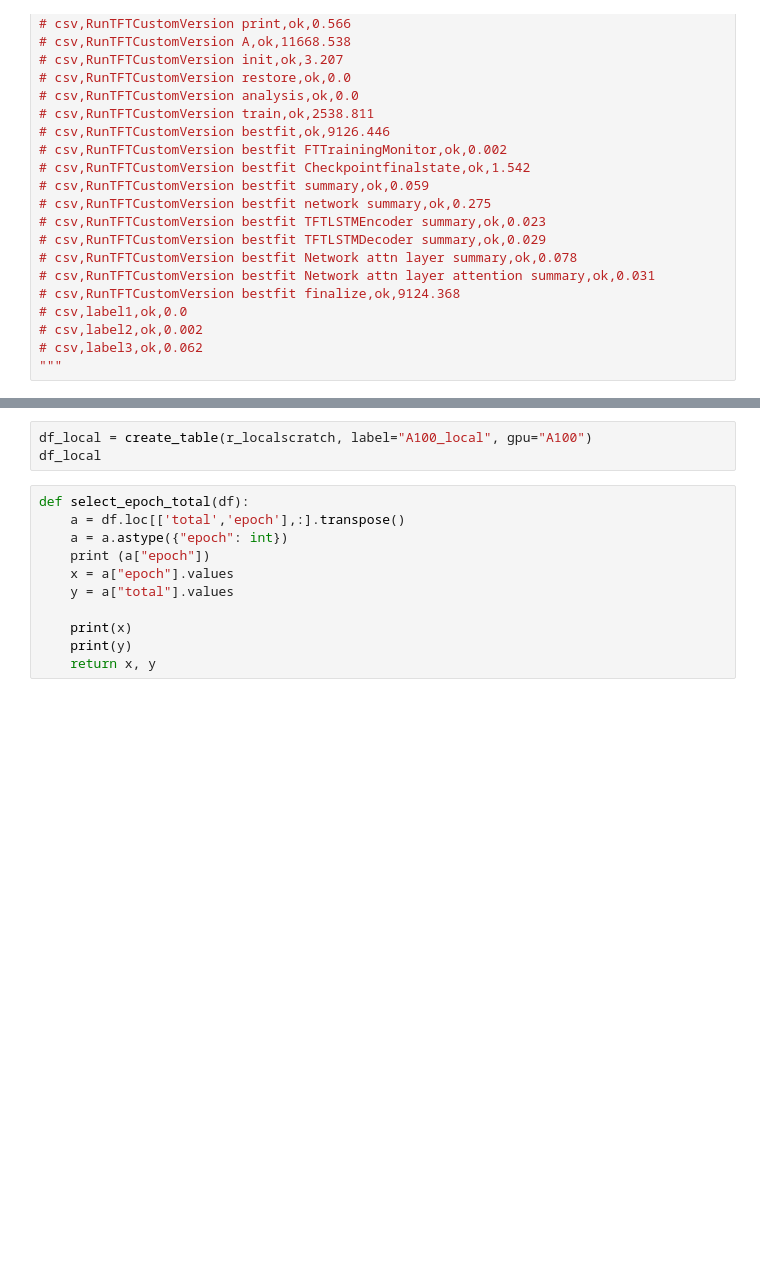
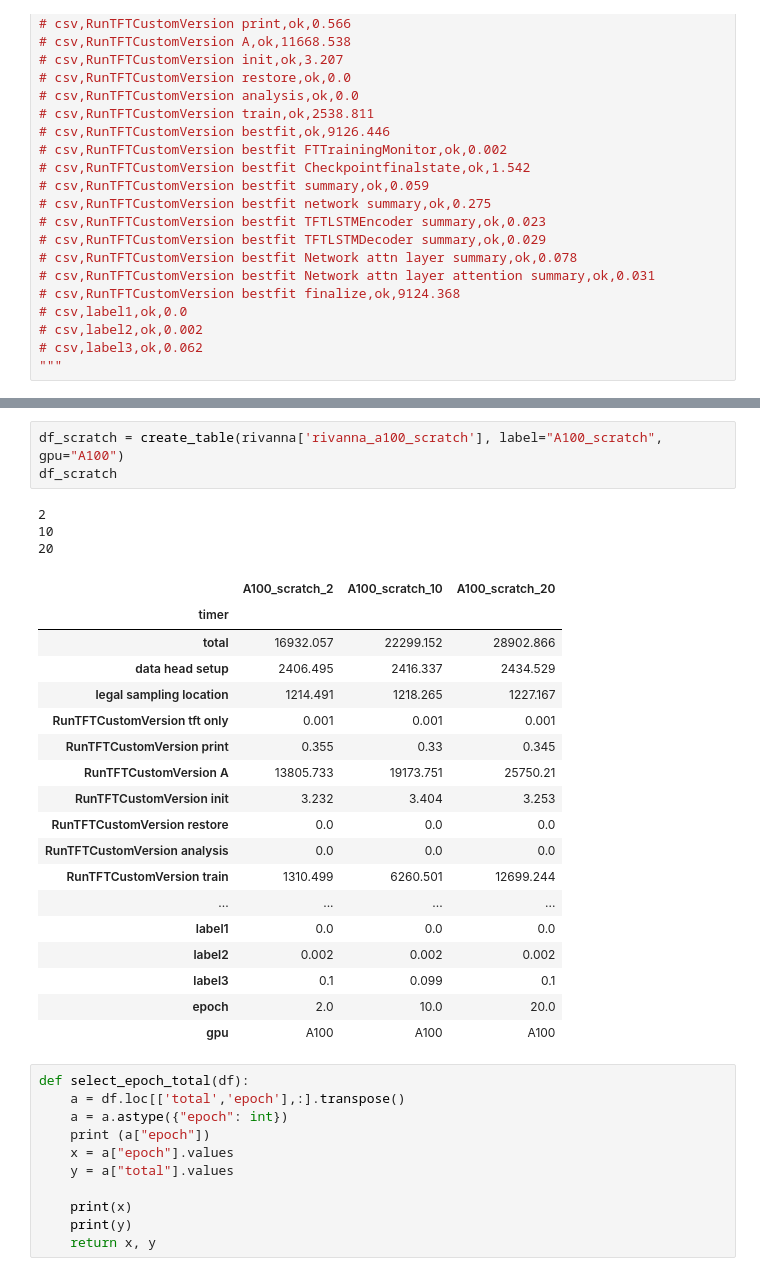
Before and after one commit to laszewsk/mlcommons, a Jupyter notebook: benchmarks/earthquake/mar2022/rtx3090.ipynb, the cells around one changed output, grey strips where cells are left out. Drawn from its saved outputs; the diff is of its cells as text; blank space fills up the shorter version.

```diff
--- a/benchmarks/earthquake/mar2022/rtx3090.ipynb
+++ b/benchmarks/earthquake/mar2022/rtx3090.ipynb
@@ -509,6 +1602,28 @@ df_project
 # %%
-df_local = create_table(r_localscratch, label="A100_local", gpu="A100")
-df_local
+df_scratch = create_table(rivanna['rivanna_a100_scratch'], label="A100_scratch", gpu="A100")
+df_scratch
+# %% [output]
+2
+10
+20
+|  | A100_scratch_2 | A100_scratch_10 | A100_scratch_20 |
+| timer |  |  |  |
+| total | 16932.057 | 22299.152 | 28902.866 |
+| data head setup | 2406.495 | 2416.337 | 2434.529 |
+| legal sampling location | 1214.491 | 1218.265 | 1227.167 |
+| RunTFTCustomVersion tft only | 0.001 | 0.001 | 0.001 |
+| RunTFTCustomVersion print | 0.355 | 0.33 | 0.345 |
+| RunTFTCustomVersion A | 13805.733 | 19173.751 | 25750.21 |
+| RunTFTCustomVersion init | 3.232 | 3.404 | 3.253 |
+| RunTFTCustomVersion restore | 0.0 | 0.0 | 0.0 |
+| RunTFTCustomVersion analysis | 0.0 | 0.0 | 0.0 |
+| RunTFTCustomVersion train | 1310.499 | 6260.501 | 12699.244 |
+| ... | ... | ... | ... |
+| label1 | 0.0 | 0.0 | 0.0 |
+| label2 | 0.002 | 0.002 | 0.002 |
+| label3 | 0.1 | 0.099 | 0.1 |
+| epoch | 2.0 | 10.0 | 20.0 |
+| gpu | A100 | A100 | A100 |
 # %%
 def select_epoch_total(df):
     a = df.loc[['total','epoch'],:].transpose()
```
Also changed, not shown: parts of 21 cells of this notebook.
